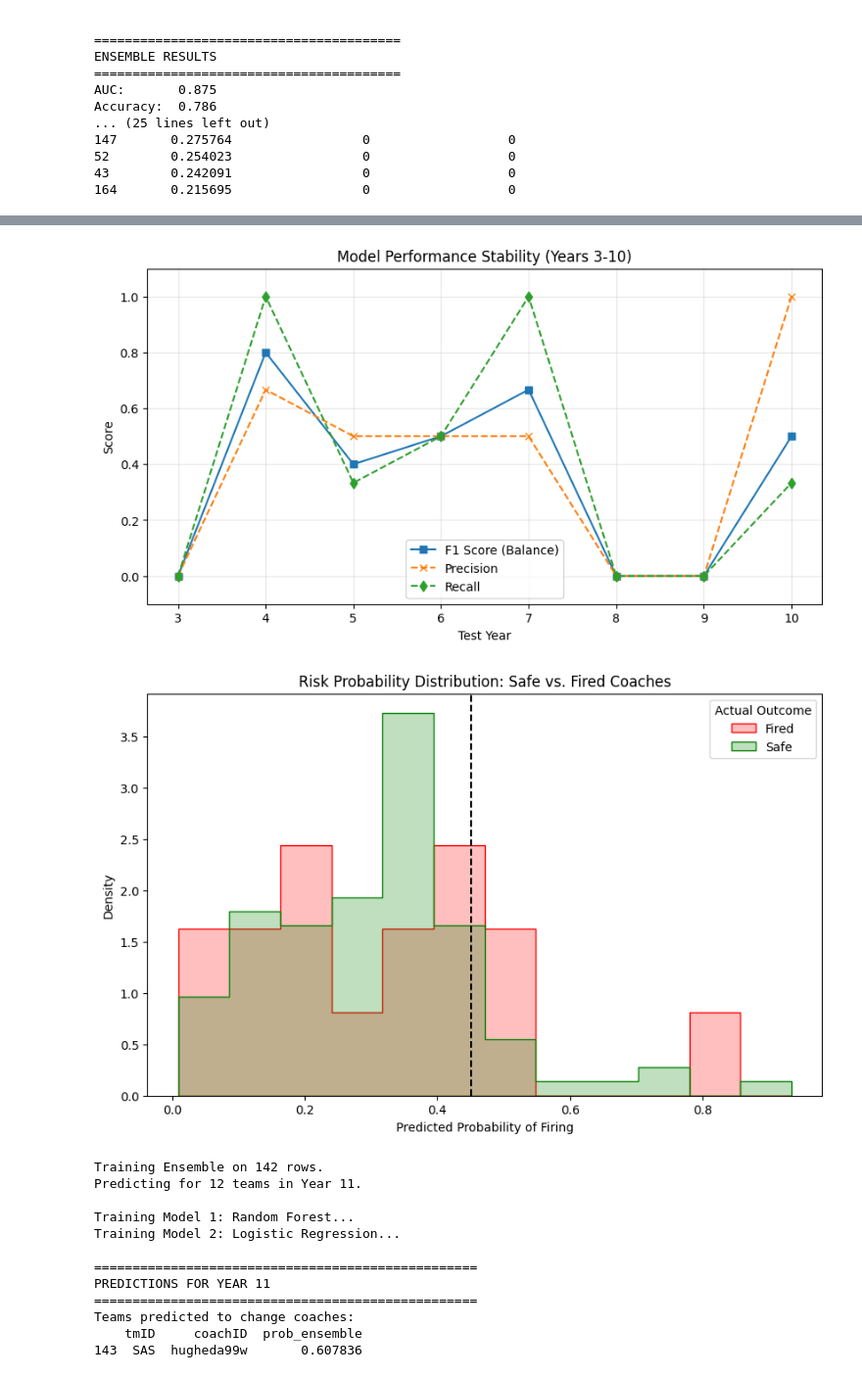
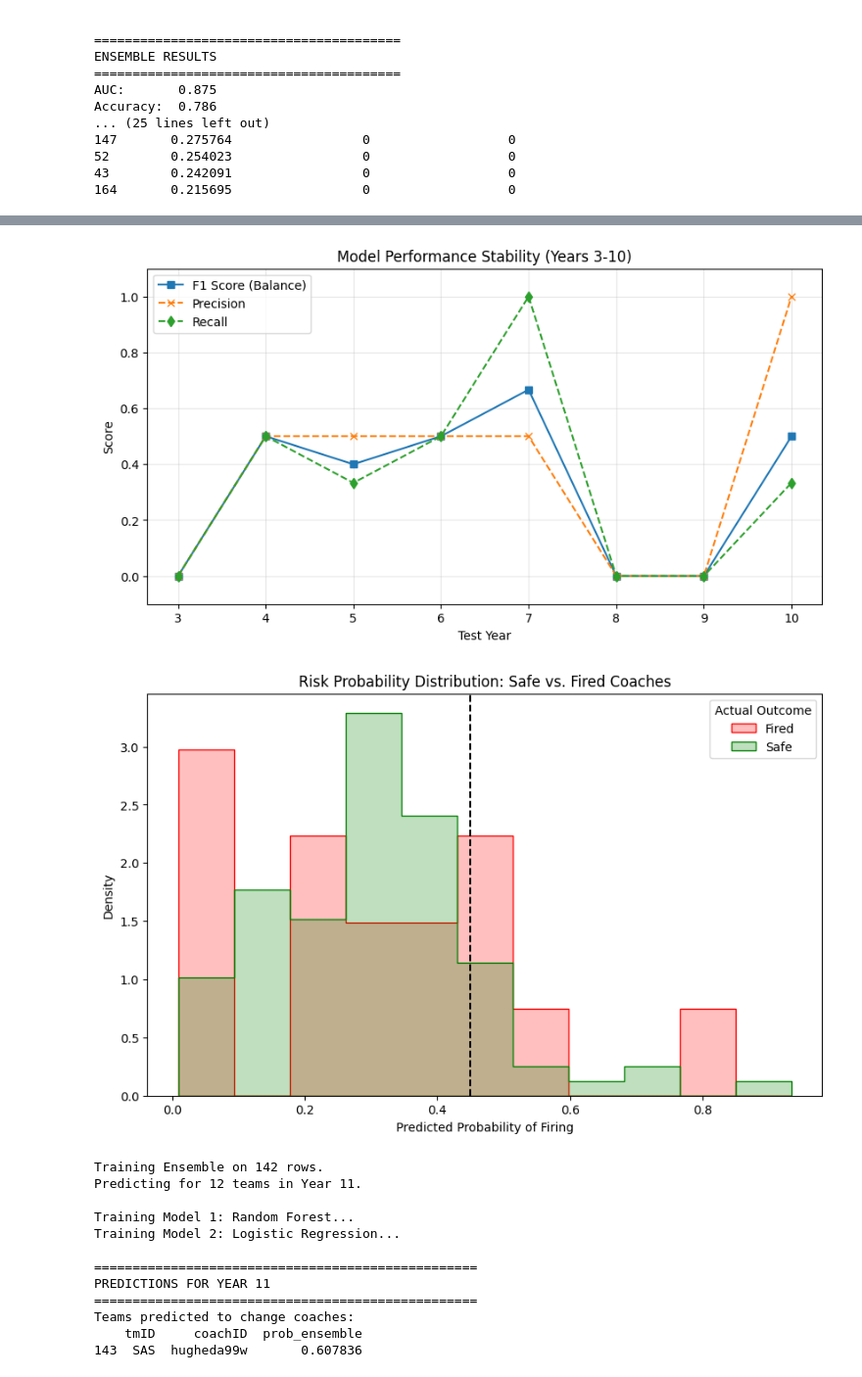
Before and after one commit to torradoov/Data_Mining-WNBA, a Jupyter notebook: 04_b)_coach_prediction.ipynb, the cells around one changed output, grey strips where cells are left out. Shown: that part at 98% size. Saved outputs shown, nothing was run; the diff lists cells and outputs as text; code cells hidden in the pictures.

Commit message:
Random state added

```diff
--- a/04_b)_coach_prediction.ipynb
+++ b/04_b)_coach_prediction.ipynb
@@ -764,7 +764,8 @@ for year in years_to_test:
     gb_model = GradientBoostingClassifier(
         n_estimators=150,
         learning_rate=0.1,
-        max_depth=3
+        max_depth=3,
+        random_state=42
     )
 
     # Voting Classifier Ensemble
@@ -881,5 +882,5 @@ dtype: float64
-[figure, old version]
+[figure, new version]
-[figure, old version]
+[figure, new version]
 # %%
 # ===============================================================
 # COACH CHANGE PREDICTION — VOTING CLASSIFIER
```
Also changed, not shown: parts of 1 cell of this notebook.
